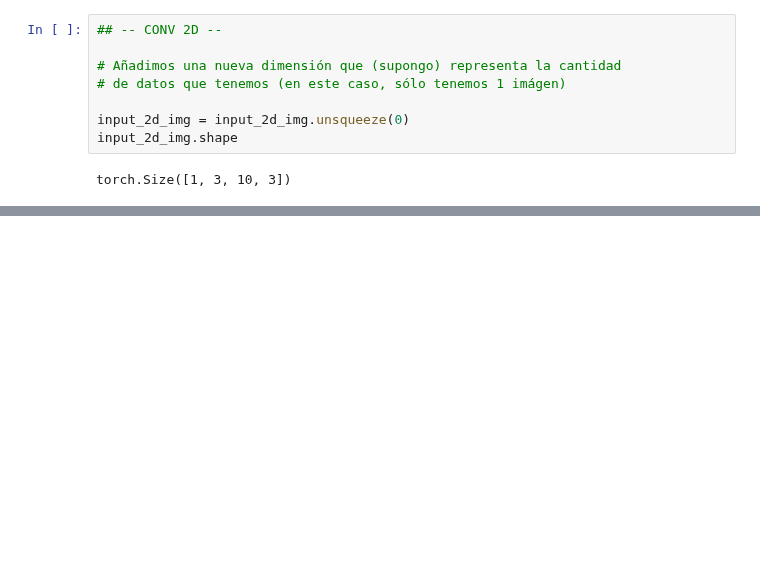
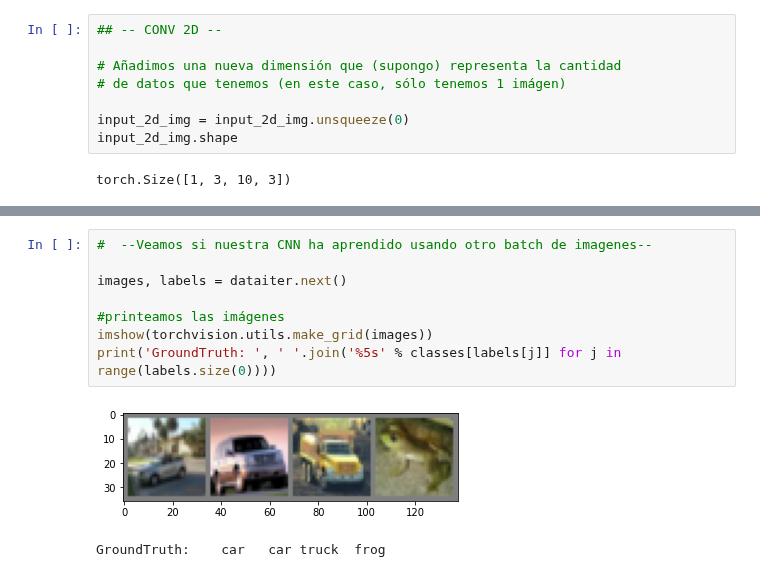
Before and after one commit to vicentcamison/idal_ia3, a Jupyter notebook: 3 Aprendizaje profundo (II)/Sesion 2/cnn_pytorch.ipynb, the cells around one changed output, grey strips where cells are left out. Cells and saved outputs as stored; diff of their text form; blank space fills up the shorter version.

```diff
--- a/3 Aprendizaje profundo (II)/Sesion 2/cnn_pytorch.ipynb
+++ b/3 Aprendizaje profundo (II)/Sesion 2/cnn_pytorch.ipynb
@@ -158,0 +280,11 @@ tensor([[[[-0.2944, -0.7804, -0.0280, -0.2256],
+# %%
+#  --Veamos si nuestra CNN ha aprendido usando otro batch de imagenes--
+
+images, labels = dataiter.next()
+
+#printeamos las imágenes
+imshow(torchvision.utils.make_grid(images))
+print('GroundTruth: ', ' '.join('%5s' % classes[labels[j]] for j in range(labels.size(0))))
+# %% [output]
+[figure, added]
+GroundTruth:    car   car truck  frog
```
Also changed, not shown: parts of 18 cells of this notebook.
